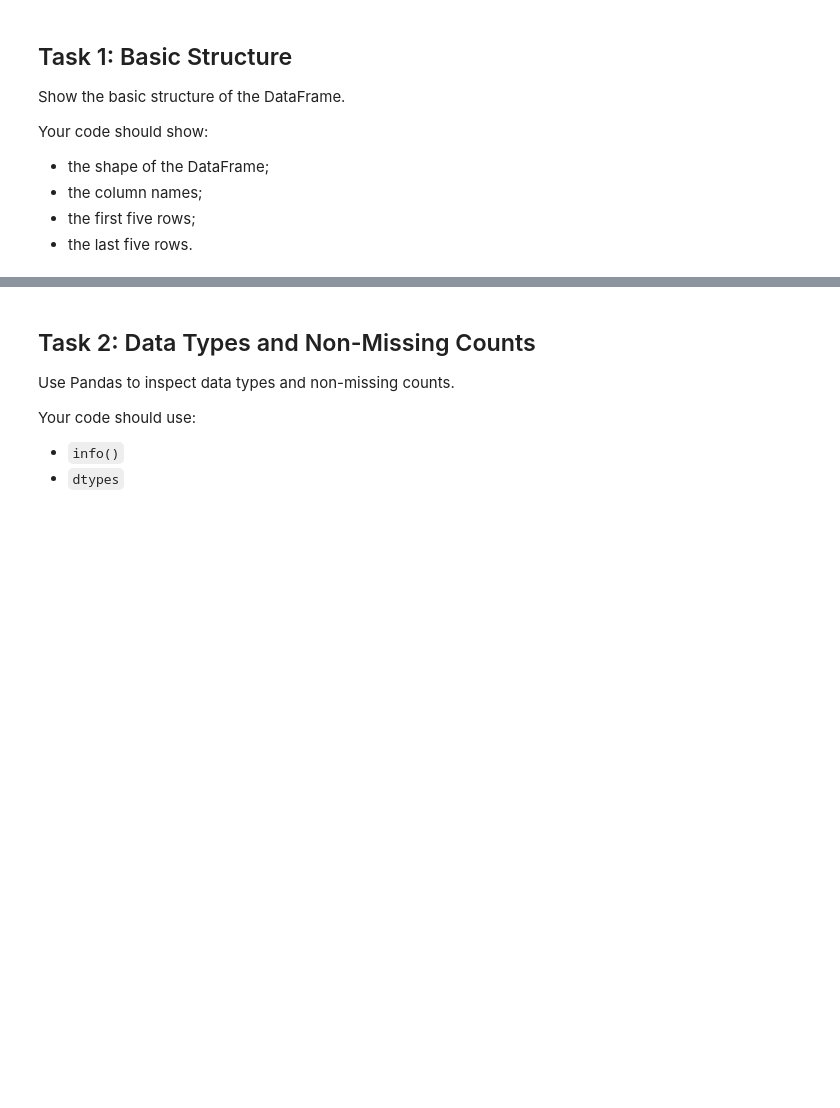
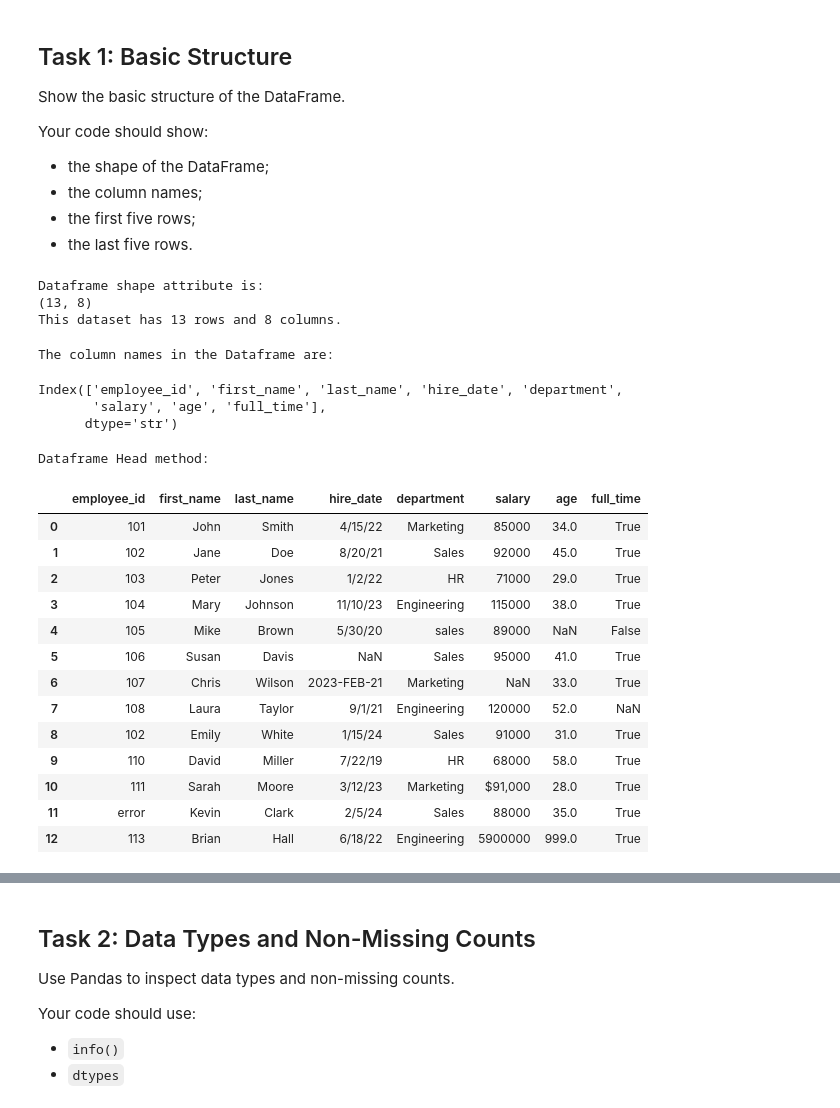
Before and after one commit to DuzyCzerwony/BAN-6003--week1-2-David-Perry, a Jupyter notebook: notebooks/Week2_assignment.ipynb, the cells around one changed output, grey strips where cells are left out. Saved outputs shown, nothing was run; the diff lists cells and outputs as text; code cells hidden in the pictures; blank space fills up the shorter version.

```diff
--- a/notebooks/Week2_assignment.ipynb
+++ b/notebooks/Week2_assignment.ipynb
@@ -32,4 +39,47 @@ Your code should show:
 - the first five rows;
 - the last five rows.
 # %%
-# Your code here
+#SHAPE
+#The shape of the Dataframe is:
+print("Dataframe shape attribute is:")
+print(df.shape)
+
+num_rows, num_columns = df.shape
+print(f"This dataset has {num_rows} rows and {num_columns} columns.")
+print() #creates a line between the bullet points
+# %% [output]
+Dataframe shape attribute is:
+(13, 8)
+This dataset has 13 rows and 8 columns.
+# %%
+#COLUMN NAMES
+#The column names in the Dataframe are:
+print("The column names in the Dataframe are:")
+df.columns
+# %% [output]
+The column names in the Dataframe are:
+Index(['employee_id', 'first_name', 'last_name', 'hire_date', 'department',
+       'salary', 'age', 'full_time'],
+      dtype='str')
+# %%
+#FIRST FIVE ROWS
+#The first five rows of the Dataframe
+print("Dataframe Head method:")
+#df.head()
+df #prints the entire dataframe
+# %% [output]
+Dataframe Head method:
+|  | employee_id | first_name | last_name | hire_date | department | salary | age | full_time |
+| 0 | 101 | John | Smith | 4/15/22 | Marketing | 85000 | 34.0 | True |
+| 1 | 102 | Jane | Doe | 8/20/21 | Sales | 92000 | 45.0 | True |
+| 2 | 103 | Peter | Jones | 1/2/22 | HR | 71000 | 29.0 | True |
+| 3 | 104 | Mary | Johnson | 11/10/23 | Engineering | 115000 | 38.0 | True |
+| 4 | 105 | Mike | Brown | 5/30/20 | sales | 89000 | NaN | False |
+| 5 | 106 | Susan | Davis | NaN | Sales | 95000 | 41.0 | True |
+| 6 | 107 | Chris | Wilson | 2023-FEB-21 | Marketing | NaN | 33.0 | True |
+| 7 | 108 | Laura | Taylor | 9/1/21 | Engineering | 120000 | 52.0 | NaN |
+| 8 | 102 | Emily | White | 1/15/24 | Sales | 91000 | 31.0 | True |
+| 9 | 110 | David | Miller | 7/22/19 | HR | 68000 | 58.0 | True |
+| 10 | 111 | Sarah | Moore | 3/12/23 | Marketing | $91,000 | 28.0 | True |
+| 11 | error | Kevin | Clark | 2/5/24 | Sales | 88000 | 35.0 | True |
+| 12 | 113 | Brian | Hall | 6/18/22 | Engineering | 5900000 | 999.0 | True |
```
Also changed, not shown: parts of 20 cells of this notebook, 1 other file.
